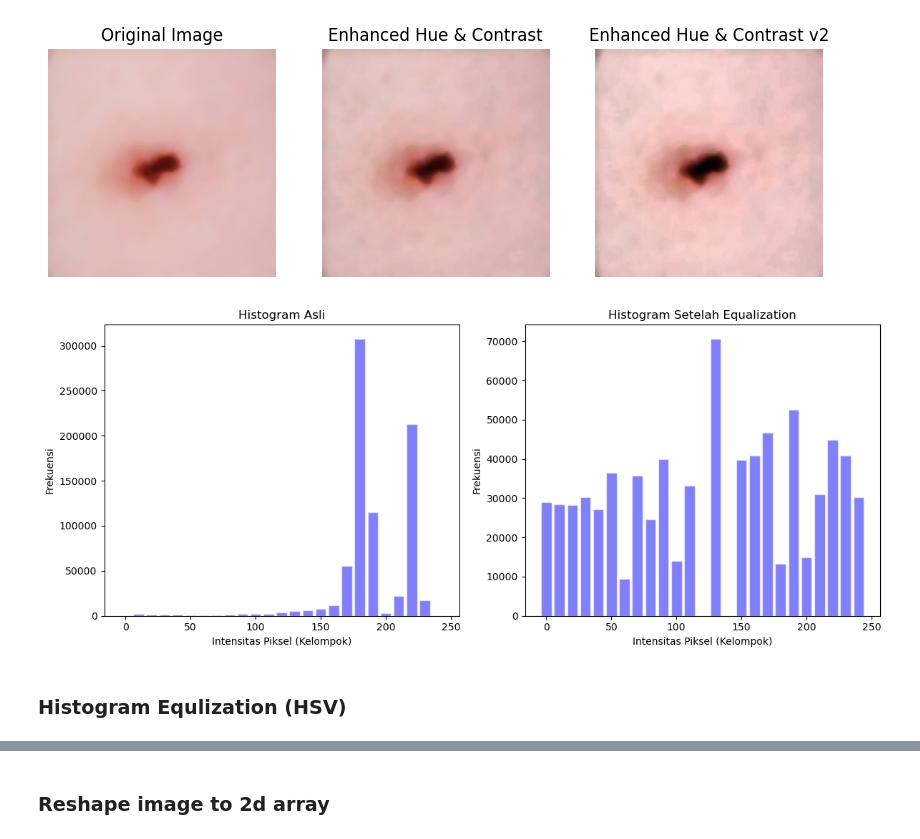
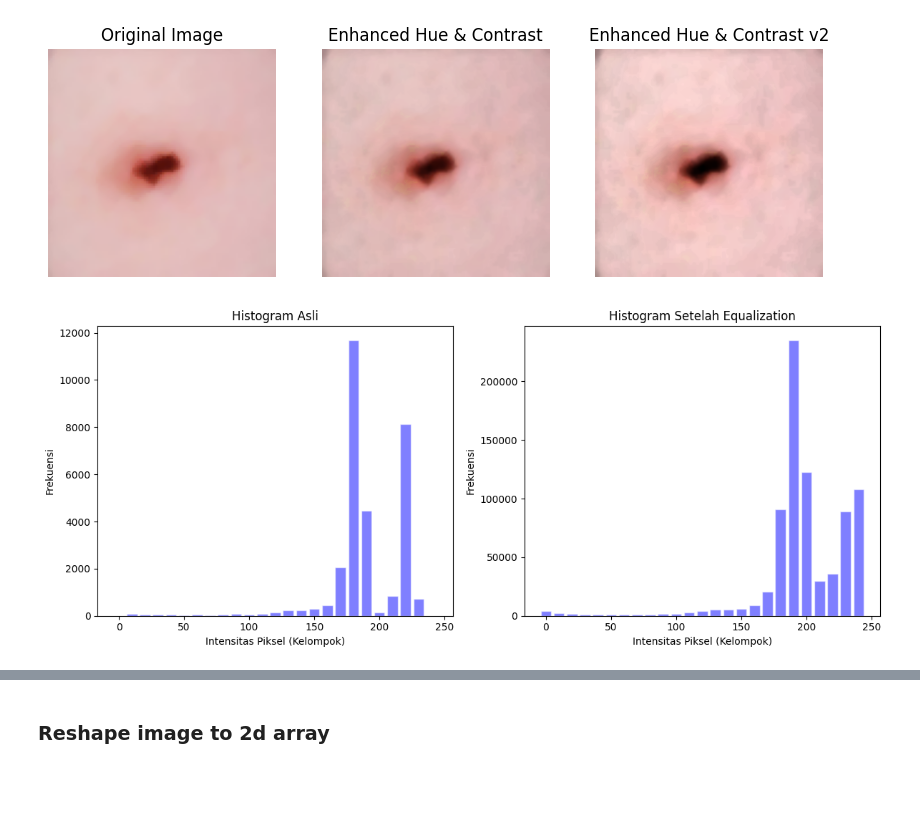
Before and after one commit to PCD-G4/PROJRCT_MELANOMA, a Jupyter notebook: melanoma_detection.ipynb, the cells around one changed output, grey strips where cells are left out. Cells and saved outputs as stored; diff of their text form; code cells hidden in the pictures; blank space fills up the shorter version.

```diff
--- a/melanoma_detection.ipynb
+++ b/melanoma_detection.ipynb
@@ -109,8 +109,6 @@ plt.axis('off')
 # %% [output]
 (np.float64(-0.5), np.float64(511.5), np.float64(511.5), np.float64(-0.5))
 [figure]
-# %%
-image = image_denoised
 # %% [markdown]
 ### Hue Enchancment, Histogram Equalization, dan Min-Max Normalization
 # %%
@@ -183,8 +181,8 @@ def enhance_lesion_hsv_v2(image_rgb, gamma=0.8):
 
     return enhanced_rgb
 # %%
-image_enhanced = enhance_lesion_hsv(image)
-image_enhancedv2 = enhance_lesion_hsv_v2(image)
+image_enhanced = enhance_lesion_hsv(image_denoised)
+image_enhancedv2 = enhance_lesion_hsv_v2(image_denoised)
 # Tampilkan hasil
 plt.figure(figsize=(10, 5))
 plt.subplot(1, 3, 1)
@@ -209,31 +205,29 @@ equalized_color_rgb = image_enhancedv2
 # %%
 bin_size = 10
 bins = np.arange(0, 256, bin_size)
 hist_original, _ = np.histogram(image, bins=bins)
-hist_equalized, _ = np.histogram(equalized_color_rgb, bins=bins)
+hist_equalized, _ = np.histogram(image_enhancedv2, bins=bins)
 
 # Plot histogram
 plt.figure(figsize=(12, 5))
 
 # Histogram Asli
 plt.subplot(1, 2, 1)
 plt.bar(bins[:-1], hist_original, width=8, color='blue', edgecolor='white', alpha=0.5)
 plt.title("Histogram Asli")
 plt.xlabel("Intensitas Piksel (Kelompok)")
 plt.ylabel("Frekuensi")
 plt.xticks(np.arange(0, 256, 50))
 
 # Histogram Setelah Equalization
 plt.subplot(1, 2, 2)
 plt.bar(bins[:-1], hist_equalized, width=8, color='blue', edgecolor='white', alpha=0.5)
 plt.title("Histogram Setelah Equalization")
 plt.xlabel("Intensitas Piksel (Kelompok)")
 plt.ylabel("Frekuensi")
 plt.xticks(np.arange(0, 256, 50))
 
 plt.tight_layout()
 plt.show()
 # %% [output]
-[figure, old version]
+[figure, new version]
-# %% [markdown]
-### Histogram Equlization (HSV)
```
Also changed, not shown: parts of 10 cells of this notebook.
